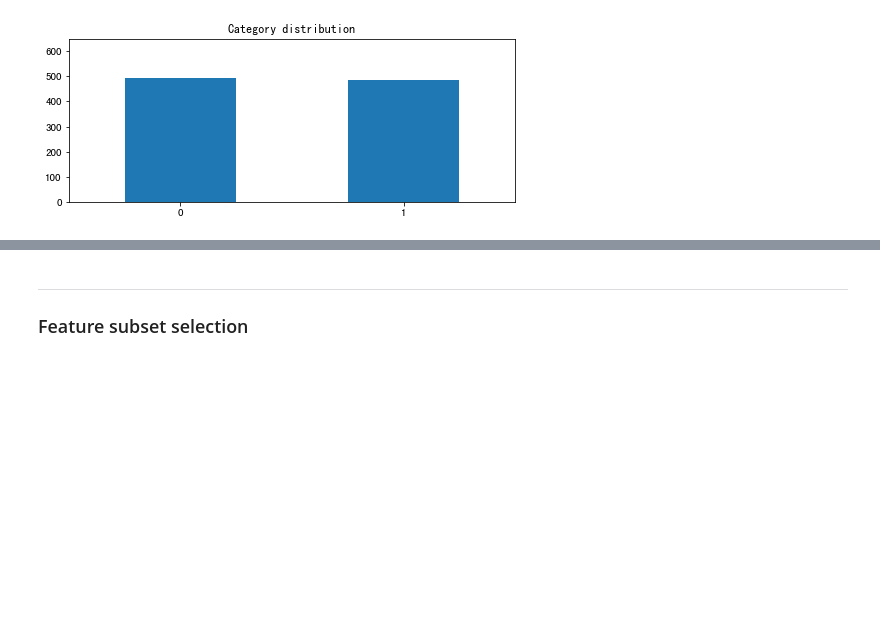
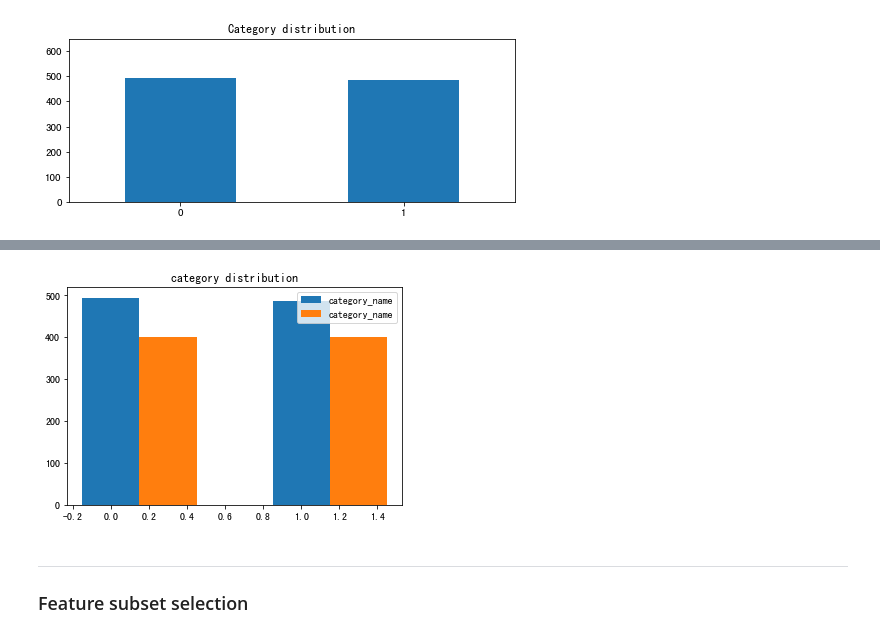
Before and after one commit to veblen-cai/DM2020-Lab1-Master, a Jupyter notebook: DM2020-Lab1-Homework.ipynb, the cells around one changed output, grey strips where cells are left out. Drawn from its saved outputs; the diff is of its cells as text; code cells hidden in the pictures; blank space fills up the shorter version.

```diff
--- a/DM2020-Lab1-Homework.ipynb
+++ b/DM2020-Lab1-Homework.ipynb
@@ -481,3 +505,24 @@ Name: label, dtype: int64
+# %%
+# Answer here
+import matplotlib.pyplot as plt
+import numpy as np
+
+x = [0,1]
+y_sample = [df_sample[df_sample['label'] == i].shape[0] for i in x]
+y = [df[df['label'] == i].shape[0] for i in x]
+
+bar_width = 0.3  # 条形宽度
+index_x = np.arange(len(x))
+index_x_sample = index_x + bar_width
+plt.bar(index_x, height=y, width=bar_width, color='#1F77B4', label='category_name')
+plt.bar(index_x_sample, height=y_sample, width=bar_width, color='#FF7E0E', label='category_name')
+
+plt.legend()  # 显示图例
+plt.title('category distribution')  # 图形标题
+
+plt.show()
+# %% [output]
+[figure, added]
 # %% [markdown]
 ---
 
```
Also changed, not shown: parts of 6 cells of this notebook.
